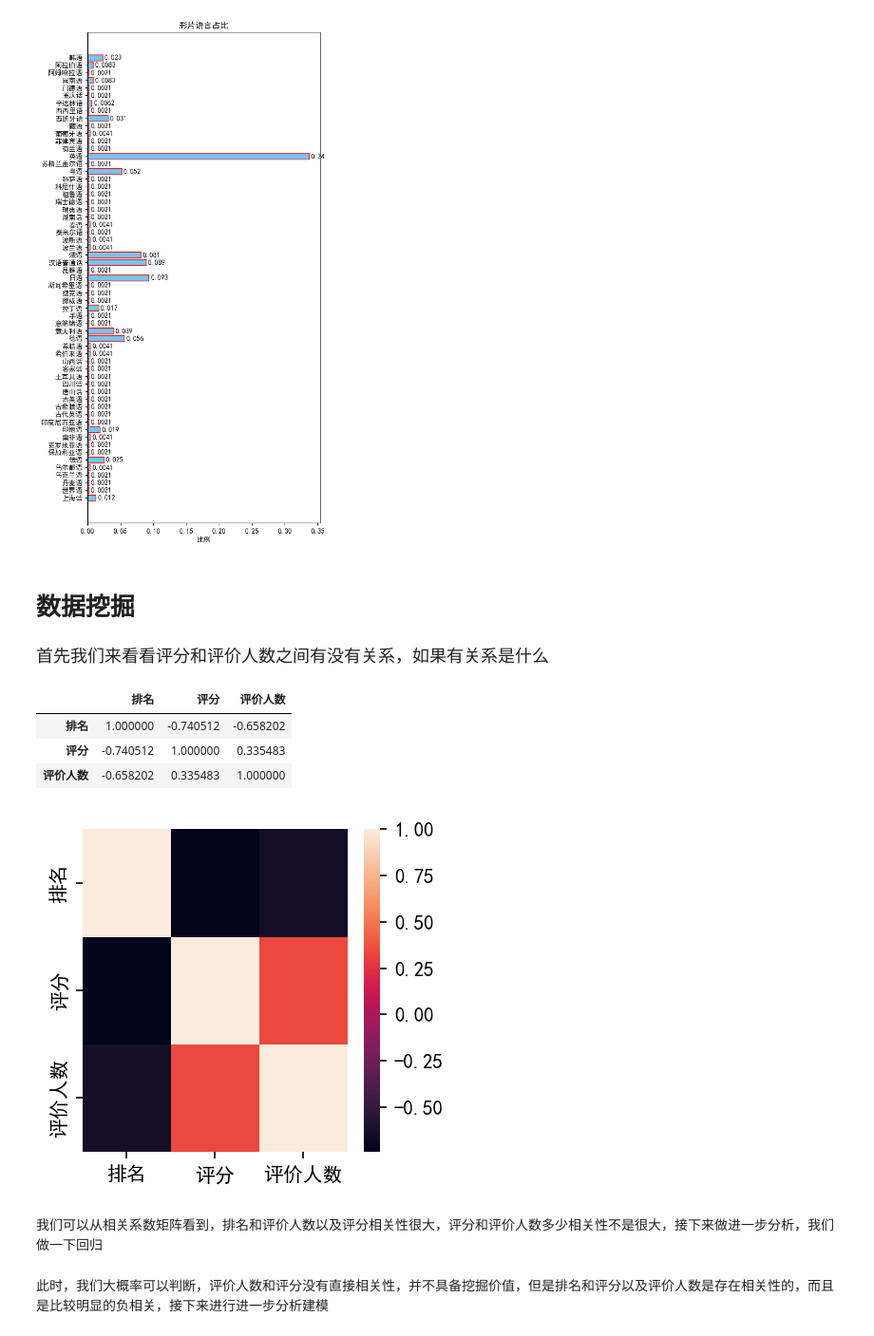
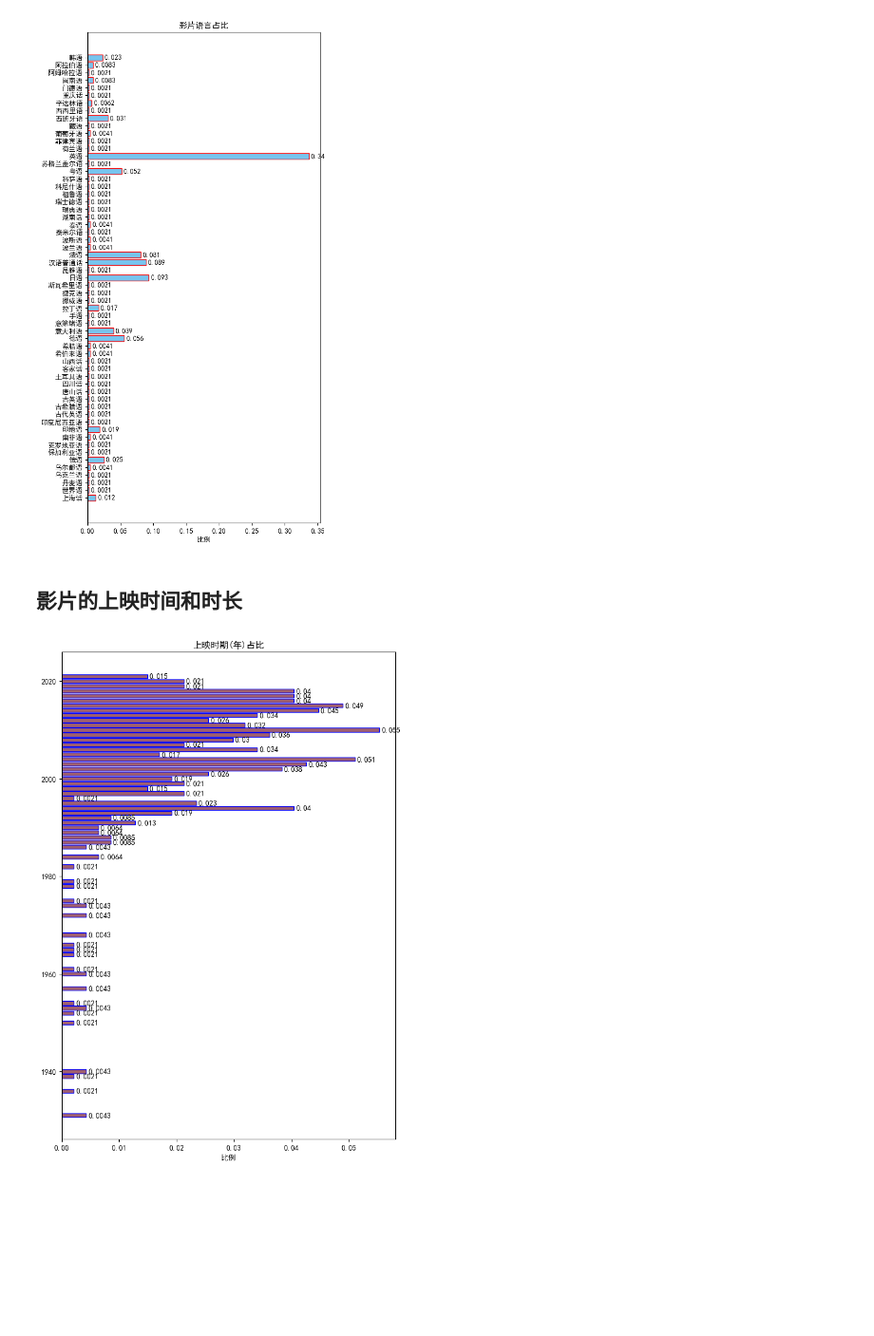
Before and after one commit to CiscoXY/Class-CS1507.01, a Jupyter notebook: FirstExp/Analysis.ipynb, the cells around one changed output. Shown at 95% size. Cells and saved outputs as stored; diff of their text form; code cells hidden in the pictures; blank space fills up the shorter version.

```diff
--- a/FirstExp/Analysis.ipynb
+++ b/FirstExp/Analysis.ipynb
@@ -61,17 +73,17 @@ for rank , film in enumerate(original_data):
         index += 1
 # %%
 index = 0
-df_languages = pd.DataFrame(columns = ['排名' , '片名' , '语言' ])
+df_languages = pd.DataFrame(columns = ['排名' , '片名' , '语言' , '评分' , '评价人数'])
 for rank , film in enumerate(original_data):
     for language in film['语言']:
-        df_languages.loc[index] = [float(rank + 1) , film['片名'] , language]
+        df_languages.loc[index] = [float(rank + 1) , film['片名'] , language , float(film['评分']) , float(film['评价人数'])]
         index += 1
 # %%
 index = 0
-df_times = pd.DataFrame(columns = ['排名' , '片名' , '上映日期'])
+df_times = pd.DataFrame(columns = ['排名' , '片名' , '上映日期' , '评分' , '评价人数'])
 for rank , film in enumerate(original_data):
     for time in film['上映日期']:
-        df_times.loc[index] = [float(rank + 1) , film['片名'] , int(time[0:4])]
+        df_times.loc[index] = [float(rank + 1) , film['片名'] , int(time[0:4]) , float(film['评分']) , float(film['评价人数'])]
         index += 1
 # %%
 index = 0
@@ -159,23 +179,21 @@ plt.show()
 # %% [output]
 [figure]
 # %% [markdown]
-# 数据挖掘
+## 影片的上映时间和时长
-# %% [markdown]
-<font size = 4>首先我们来看看评分和评价人数之间有没有关系，如果有关系是什么</font>
-# %%
-df_judge.loc[: , ['排名' , '评分' , '评价人数']].corr(method = 'pearson')
-# %% [output]
-|  | 排名 | 评分 | 评价人数 |
-| 排名 | 1.000000 | -0.740512 | -0.658202 |
-| 评分 | -0.740512 | 1.000000 | 0.335483 |
-| 评价人数 | -0.658202 | 0.335483 | 1.000000 |
-# %%
-fig , axes = plt.subplots(figsize=(3,3) , dpi = 150)
-sns.heatmap(df_judge.loc[: , ['排名','评分','评价人数']].corr() , ax = axes)
-plt.show()
-# %% [output]
-[figure, removed]
-# %% [markdown]
-我们可以从相关系数矩阵看到，排名和评价人数以及评分相关性很大，评分和评价人数多少相关性不是很大，接下来做进一步分析，我们做一下回归
-# %% [markdown]
-此时，我们大概率可以判断，评价人数和评分没有直接相关性，并不具备挖掘价值，但是排名和评分以及评价人数是存在相关性的，而且是比较明显的负相关，接下来进行进一步分析建模
+# %%
+times = list(np.sort(np.unique(df_times.loc[: , '上映日期'])))
+times_frequency = np.zeros(len(times))
+for i in df_times.loc[: , '上映日期']:
+    times_frequency[times.index(i)] += 1
+
+times_ratio = times_frequency/ np.sum(times_frequency)
+
+fig  , axes = plt.subplots(figsize=(8,12) , dpi = 100)
+fig.patch.set_facecolor("white") #* 设置背景 以免保存的图片背景虚化
+rect = axes.barh( times , times_ratio , color = '#a0606e' , edgecolor = 'blue')
+axes.set_title('上映时期(年)占比') ; axes.set_xlabel('比例')
+axes.bar_label(rect , padding = 3 , fmt='%.2g')
+plt.savefig('images/describe/上映时期(年)占比.jpg')
+plt.show()
+# %% [output]
+[figure, added]
```
Also changed, not shown: parts of 16 cells of this notebook, 9 other files.
